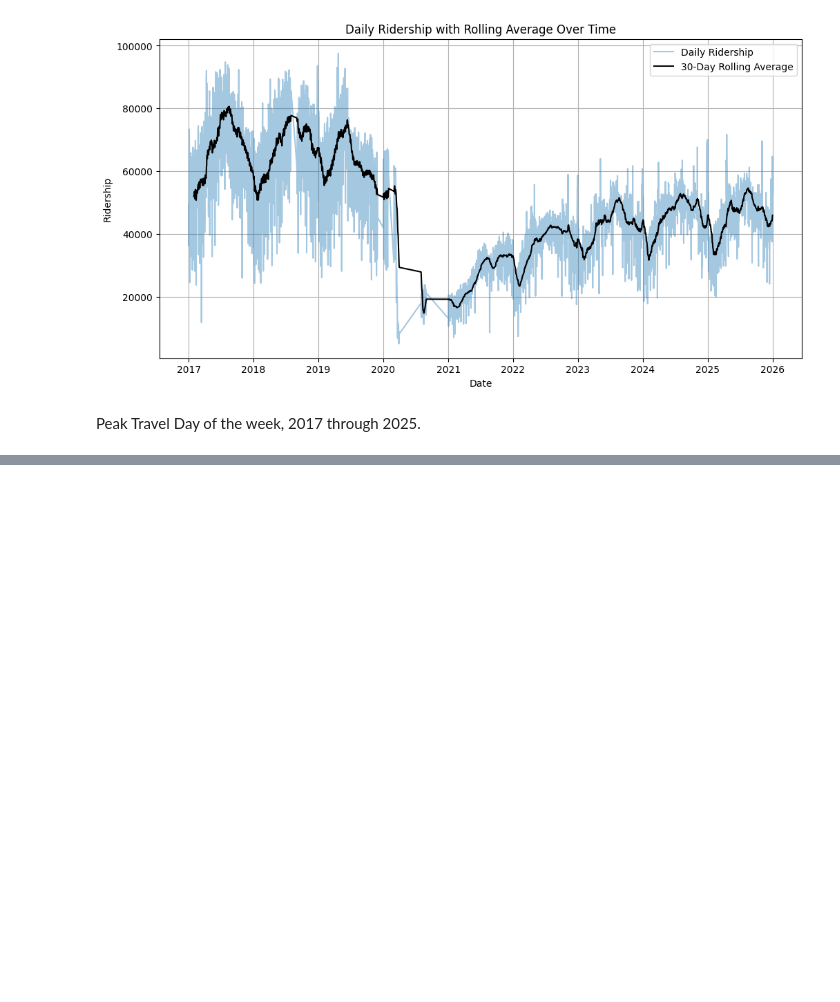
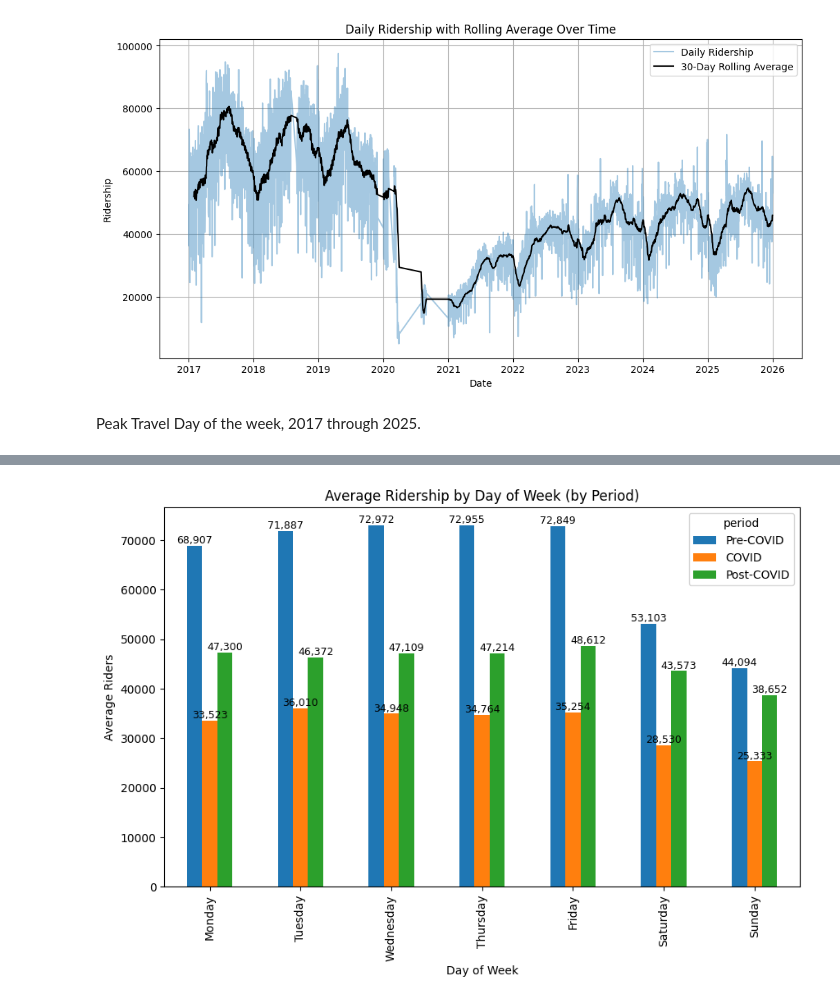
Before and after one commit to SLucy0/Data_Analytics, a Jupyter notebook: Capstone.ipynb, the cells around one changed output, grey strips where cells are left out. Cells and saved outputs as stored; diff of their text form; code cells hidden in the pictures; blank space fills up the shorter version.

```diff
--- a/Capstone.ipynb
+++ b/Capstone.ipynb
@@ -22,4 +28,10 @@ Quick diagnostic because file count says 109. There should be 108 files.
 # %%
+data_files = []
+
 for root, dirs, files in os.walk("/content/SI-Ferry-Ridership"):
-    print(root, len(files))
+    for f in files:
+        if f.endswith((".xlsx", ".xls", ".csv")):
+            data_files.append(os.path.join(root, f))
+
+len(data_files)
 # %% [output]
@@ -428,0 +373,63 @@ Name: Combined, dtype: int64
+# %%
+import numpy as np
+import matplotlib.pyplot as plt
+import pandas as pd
+
+# Create weekday column
+combined_df['weekday'] = combined_df['Date'].dt.day_name()
+
+# Define weekday order
+weekday_order = ['Monday', 'Tuesday', 'Wednesday', 'Thursday', 'Friday', 'Saturday', 'Sunday']
+combined_df['weekday'] = pd.Categorical(combined_df['weekday'], categories=weekday_order, ordered=True)
+
+# Create time period column
+conditions = [
+    (combined_df['Date'] >= '2017-01-01') & (combined_df['Date'] <= '2020-02-29'),
+    (combined_df['Date'] >= '2020-03-01') & (combined_df['Date'] <= '2023-04-30'),
+    (combined_df['Date'] >= '2023-05-01') & (combined_df['Date'] <= '2025-12-31')
+]
+
+choices = ['Pre-COVID', 'COVID', 'Post-COVID']
+
+combined_df['period'] = np.select(conditions, choices, default='Other')
+
+# Define order for period
+period_plot_order = ['Pre-COVID', 'COVID', 'Post-COVID']
+combined_df['period'] = pd.Categorical(
+    combined_df['period'],
+    categories=period_plot_order + ['Other'],
+    ordered=True
+)
+
+# Group data
+ridership = combined_df.groupby(['period', 'weekday'], observed=False)['Combined'] \
+    .mean().round(0).astype('Int64')
+
+ridership_to_plot = ridership.loc[period_plot_order]
+
+print(ridership)
+
+# Plot and CAPTURE AXIS
+ax = ridership_to_plot.unstack(level=0).plot(kind='bar', figsize=(10,6))
+
+plt.title('Average Ridership by Day of Week (by Period)')
+plt.ylabel('Average Riders')
+plt.xlabel('Day of Week')
+
+# Add data labels
+for container in ax.containers:
+    for bar in container:
+        height = bar.get_height()
+
+        if pd.notna(height):
+            ax.text(
+                bar.get_x() + bar.get_width() / 2,
+                height,
+                f'{int(height):,}',  # comma formatting (e.g., 45,000)
+                ha='center',
+                va='bottom',
+                fontsize=9
+            )
+
+plt.show()
+# %% [output]
@@ -428,0 +453 @@ Name: Combined, dtype: int64
+[figure, added]
```
Also changed, not shown: parts of 27 cells of this notebook.
